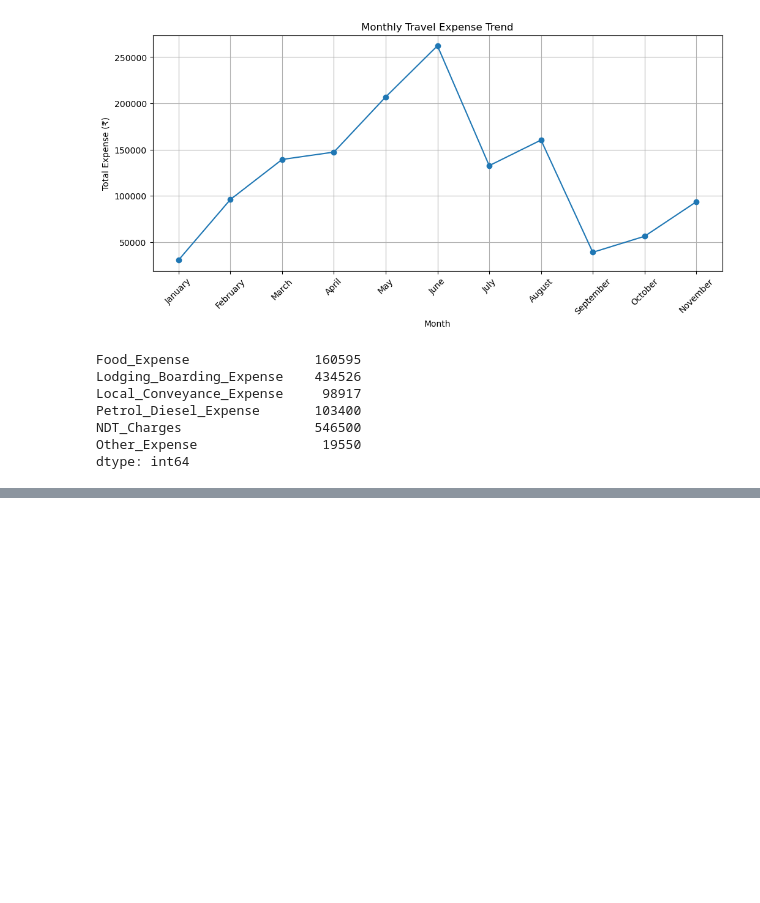
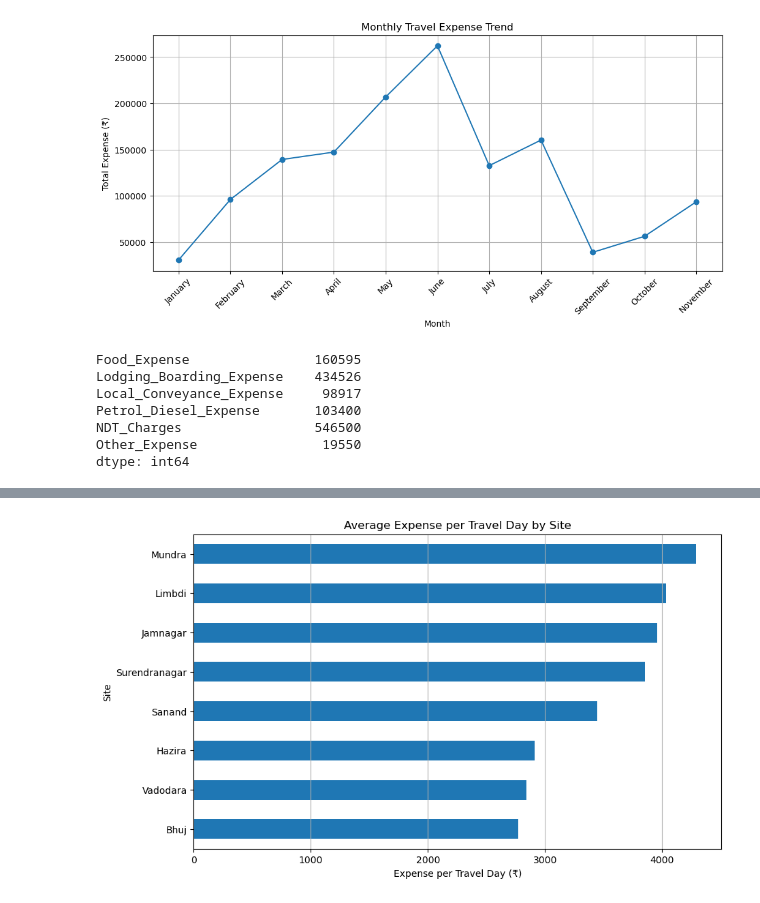
Before and after one commit to pushpendra-007/Travling-Expensive, a Jupyter notebook: Traveling.ipynb, the cells around one changed output, grey strips where cells are left out. Cells and saved outputs as stored; diff of their text form; code cells hidden in the pictures; blank space fills up the shorter version.

```diff
--- a/Traveling.ipynb
+++ b/Traveling.ipynb
@@ -1014,0 +1066,22 @@ dtype: int64
+# %%
+site_daily_expense = (
+    df.groupby("Site_City")
+    .apply(
+        lambda x: x["Total_Amount"].sum() / x["Travel_Days"].sum(),
+        include_groups=False
+    )
+    .sort_values()
+)
+
+plt.figure(figsize=(10, 6))
+
+site_daily_expense.plot(kind="barh")
+
+plt.title("Average Expense per Travel Day by Site")
+plt.xlabel("Expense per Travel Day (₹)")
+plt.ylabel("Site")
+
+plt.grid(axis="x")
+plt.show()
+# %% [output]
+[figure, added]
```
Also changed, not shown: parts of 5 cells of this notebook.
